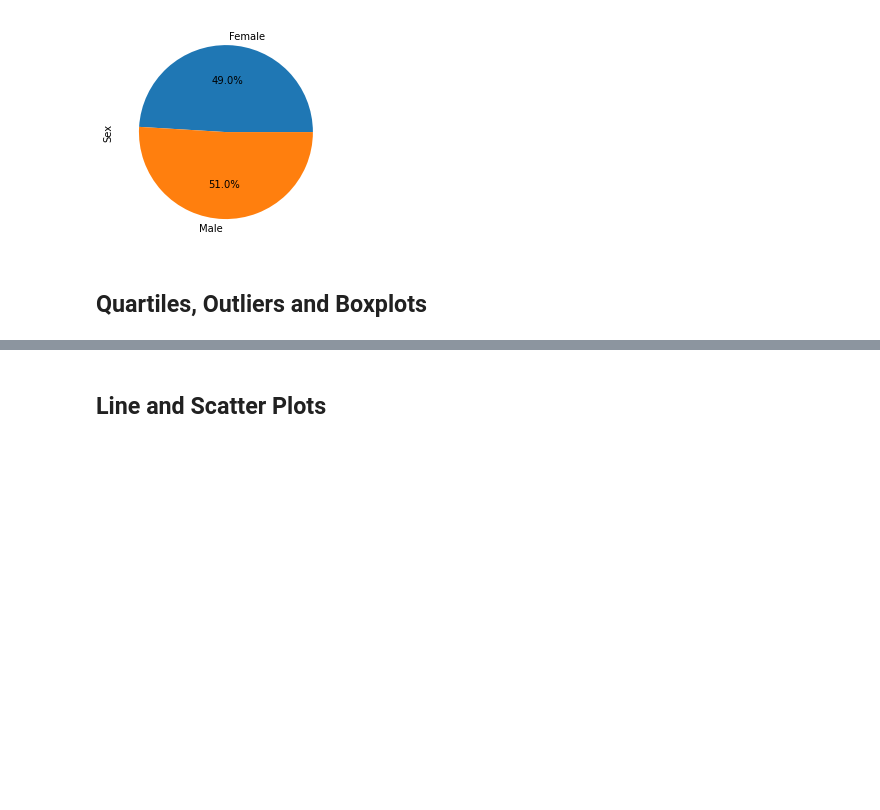
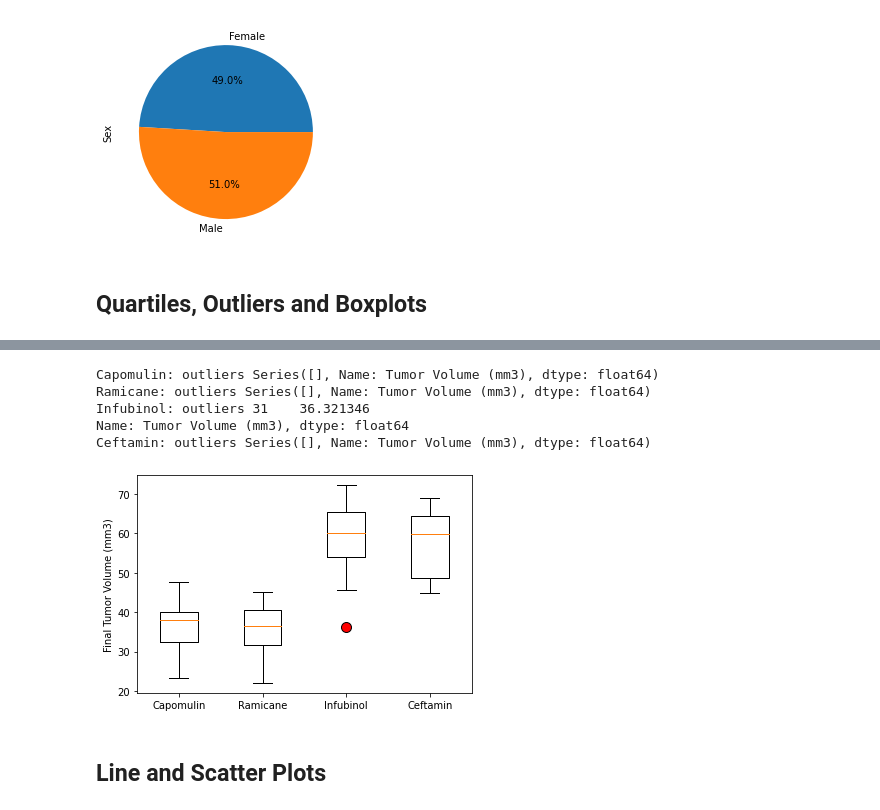
Before and after one commit to mscheme/matplotlib-challenge, a Jupyter notebook: Pymaceuticals/pymaceuticals.ipynb, the cells around one changed output, grey strips where cells are left out. Cells and saved outputs as stored; diff of their text form; code cells hidden in the pictures; blank space fills up the shorter version.

Commit message:
quartiles, outliers, and boxplots

```diff
--- a/Pymaceuticals/pymaceuticals.ipynb
+++ b/Pymaceuticals/pymaceuticals.ipynb
@@ -164,6 +165,9 @@ plt.show;
 # Capomulin, Ramicane, Infubinol, and Ceftamin
 
 # Start by getting the last (greatest) timepoint for each mouse
-
+max_timepoint = clean_df.groupby('Mouse ID').max().reset_index()
 
 # Merge this group df with the original dataframe to get the tumor volume at the last timepoint
+finalTumor = max_timepoint[["Mouse ID", "Timepoint"]].merge(clean_df, on =["Mouse ID","Timepoint"], how="left")
+
+finalTumor.head()
@@ -170,17 +181,32 @@ plt.show;
 # %%
 # Put treatments into a list for for loop (and later for plot labels)
-
+treatmentList = ['Capomulin', 'Ramicane', 'Infubinol', 'Ceftamin']
 
 # Create empty list to fill with tumor vol data (for plotting)
-
+tumorVol = []
 
 # Calculate the IQR and quantitatively determine if there are any potential outliers.
-
+for treatment in treatmentList:
 
     # Locate the rows which contain mice on each drug and get the tumor volumes
-
+    tumorVol_S = finalTumor.loc[finalTumor['Drug Regimen']== treatment, 'Tumor Volume (mm3)']
 
     # add subset
-
+    tumorVol.append(tumorVol_S)
 
     # Determine outliers using upper and lower bounds
+    quartiles = tumorVol_S.quantile([.25,.5,.75])
+    lowerq = quartiles[0.25]
+    upperq = quartiles[0.75]
+    iqr = upperq-lowerq
+    lower_bound = lowerq - (1.5*iqr)
+    upper_bound = upperq + (1.5*iqr)
+    outliers = tumorVol_S.loc[(tumorVol_S < lower_bound) | (tumorVol_S > upper_bound)]
+
+    print(f'{treatment}: outliers {outliers}')
+# %% [output]
+Capomulin: outliers Series([], Name: Tumor Volume (mm3), dtype: float64)
+Ramicane: outliers Series([], Name: Tumor Volume (mm3), dtype: float64)
+Infubinol: outliers 31    36.321346
+Name: Tumor Volume (mm3), dtype: float64
+Ceftamin: outliers Series([], Name: Tumor Volume (mm3), dtype: float64)
@@ -189,3 +213,17 @@ plt.show;
+# %%
+# Generate a box plot of the final tumor volume of each mouse across four regimens of interest
+capomulin = finalTumor.loc[finalTumor['Drug Regimen']== 'Capomulin', 'Tumor Volume (mm3)']
+ramicane = finalTumor.loc[finalTumor['Drug Regimen']== 'Ramicane', 'Tumor Volume (mm3)']
+infubinol = finalTumor.loc[finalTumor['Drug Regimen']== 'Infubinol', 'Tumor Volume (mm3)']
+ceftamin = finalTumor.loc[finalTumor['Drug Regimen']== 'Ceftamin', 'Tumor Volume (mm3)']
+
+outlier_prop = dict(marker='o', markerfacecolor='r', markersize=10)
+
+plt.boxplot([capomulin, ramicane, infubinol, ceftamin], labels = treatmentList, flierprops= outlier_prop)
+plt.ylabel('Final Tumor Volume (mm3)')
+plt.show;
+# %% [output]
+[figure, added]
 # %% [markdown]
 ## Line and Scatter Plots
 # %%
```
Also changed, not shown: parts of 3 cells of this notebook.
